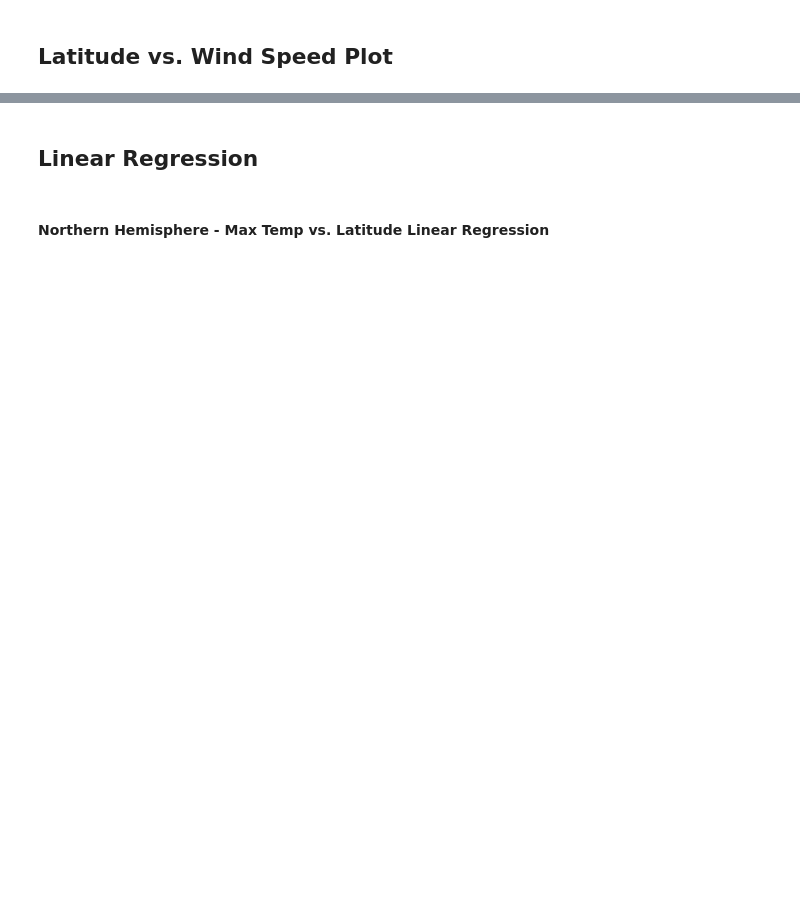
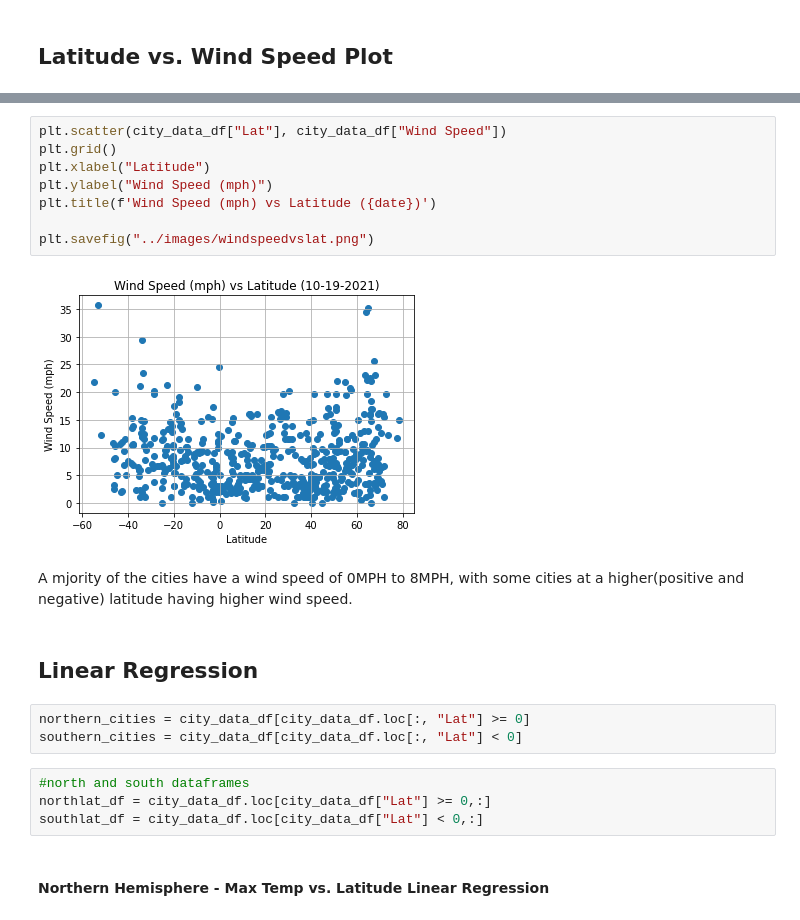
Before and after one commit to melorebecca/python-api-challenge, a Jupyter notebook: WeatherPy/WeatherPy.ipynb, the cells around one changed output, grey strips where cells are left out. Drawn from its saved outputs; the diff is of its cells as text; blank space fills up the shorter version.

Commit message:
Updated up until Northern Hem Hum. vs Lat

```diff
--- a/WeatherPy/WeatherPy.ipynb
+++ b/WeatherPy/WeatherPy.ipynb
@@ -264,4 +267,23 @@ NameError: name 'plt' is not defined
+# %%
+plt.scatter(city_data_df["Lat"], city_data_df["Wind Speed"])
+plt.grid()
+plt.xlabel("Latitude")
+plt.ylabel("Wind Speed (mph)")
+plt.title(f'Wind Speed (mph) vs Latitude ({date})')
+
+plt.savefig("../images/windspeedvslat.png")
+# %% [output]
+[figure, added]
+# %% [markdown]
+A mjority of the cities have a wind speed of 0MPH to 8MPH, with some cities at a higher(positive and negative) latitude having higher wind speed.
 # %% [markdown]
 ## Linear Regression
+# %%
+northern_cities = city_data_df[city_data_df.loc[:, "Lat"] >= 0]
+southern_cities = city_data_df[city_data_df.loc[:, "Lat"] < 0]
+# %%
+#north and south dataframes
+northlat_df = city_data_df.loc[city_data_df["Lat"] >= 0,:]
+southlat_df = city_data_df.loc[city_data_df["Lat"] < 0,:]
 # %% [markdown]
 ####  Northern Hemisphere - Max Temp vs. Latitude Linear Regression
```
Also changed, not shown: parts of 18 cells of this notebook, 5 other files.
